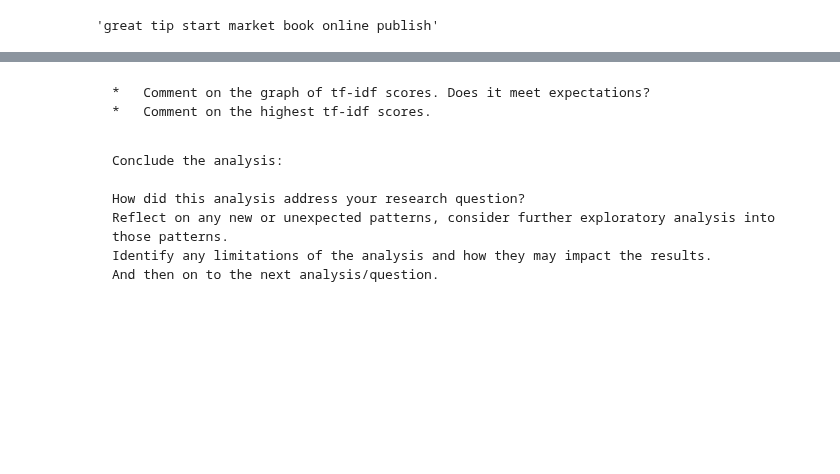
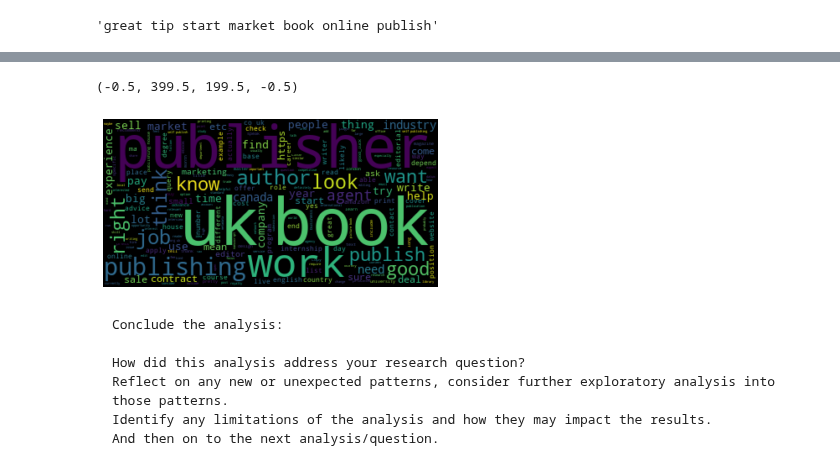
Before and after one commit to meiqingli/dssj_summer2022, a Jupyter notebook: DSSJ_Final_Project_Li.ipynb, the cells around one changed output, grey strips where cells are left out. Cells and saved outputs as stored; diff of their text form; code cells hidden in the pictures; blank space fills up the shorter version.

````diff
--- a/DSSJ_Final_Project_Li.ipynb
+++ b/DSSJ_Final_Project_Li.ipynb
@@ -312,12 +483,13 @@ Include predictions/original expectations for the analysis.
+# %%
+plt.imshow(wordcloud_comments, interpolation='bilinear')
+plt.axis("off")
+# %% [output]
+(-0.5, 399.5, 199.5, -0.5)
+[figure, added]
 # %%
 # incorporating time
 #
 datetimes = pd.to_datetime(df['created'], unit='s')
-# %% [markdown]
-```
-*   Comment on the graph of tf-idf scores. Does it meet expectations?
-*   Comment on the highest tf-idf scores.
-```
 # %% [markdown]
 
 
````
Also changed, not shown: parts of 26 cells of this notebook.
